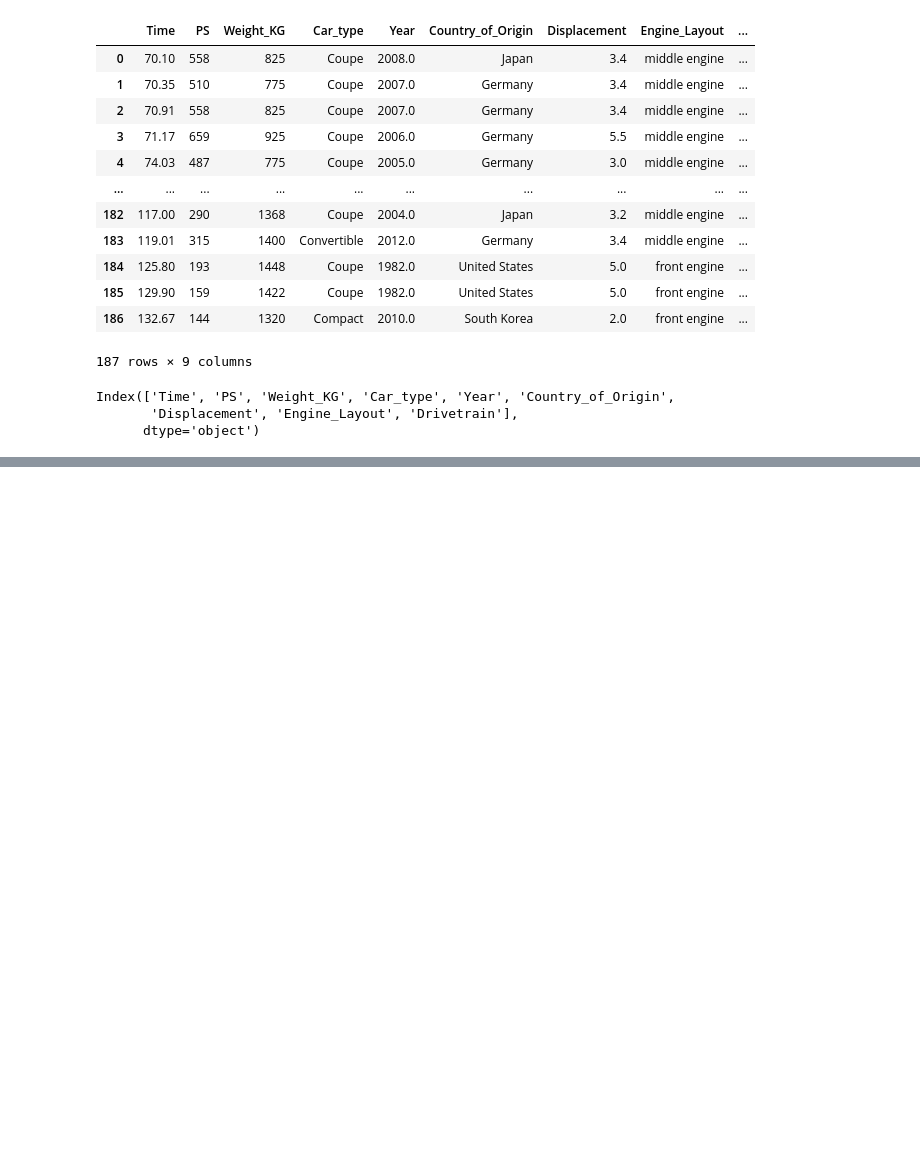
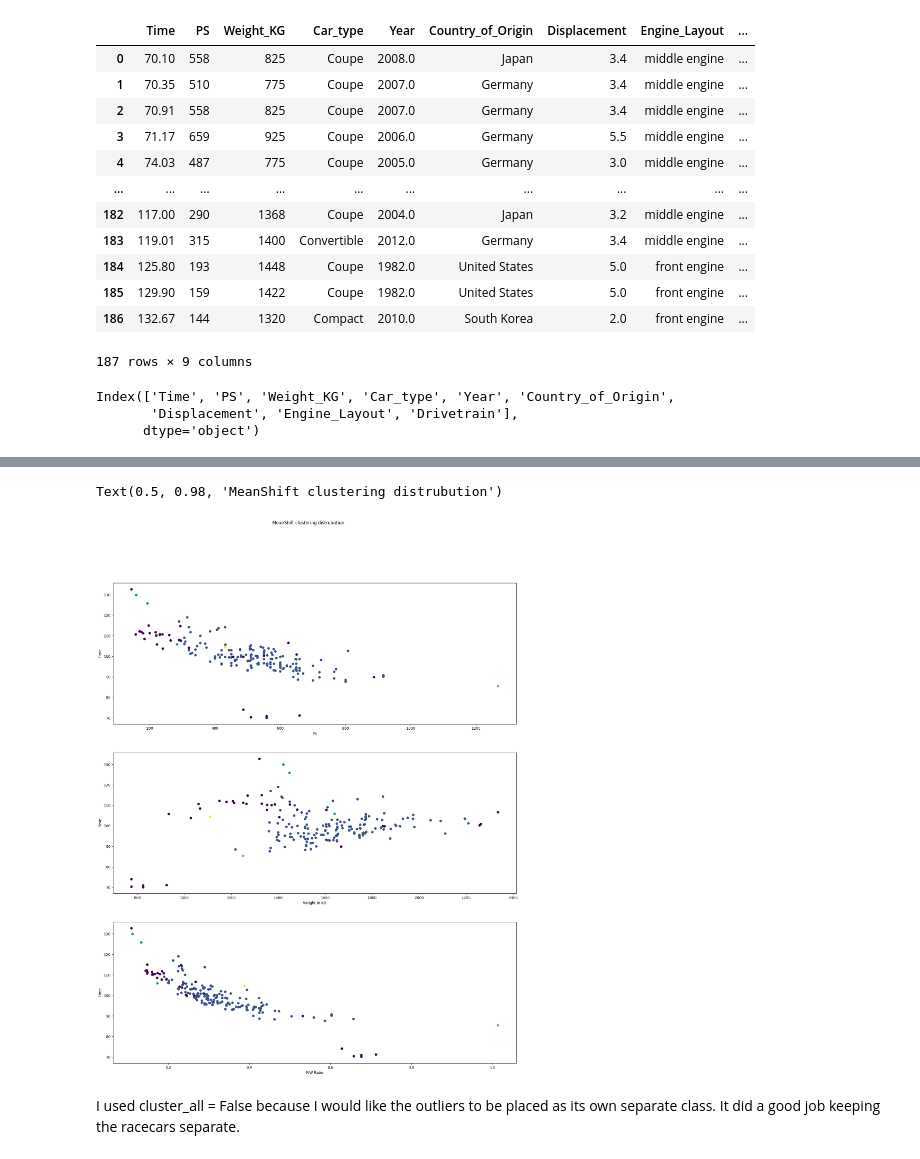
Before and after one commit to RJMNillo/LagunaSecaLapTimes, a Jupyter notebook: CreatingClusters.ipynb, the cells around one changed output, grey strips where cells are left out. Drawn from its saved outputs; the diff is of its cells as text; code cells hidden in the pictures; blank space fills up the shorter version.

```diff
--- a/CreatingClusters.ipynb
+++ b/CreatingClusters.ipynb
@@ -248,0 +246,10 @@ Text(0, 0.5, 'Time')
+# %%
+meanshift = MeanShift(bandwidth = bandy, max_iter = 1000, cluster_all = False)
+
+meanshiftresults = meanshift.fit_predict(dfx)
+
+meanshiftresults = pd.DataFrame(meanshiftresults, columns = ["Cluster"])
+
+dfms = df2.join(meanshiftresults)
+
+dfms
@@ -248,0 +270,21 @@ Text(0, 0.5, 'Time')
+# %%
+fig, (ax1, ax2, ax3) = plt.subplots(3,1,figsize = (20,24))
+# Ax1: Power
+ax1.scatter(x = dfms["PS"], y = dfms["Time"], c = dfms["Cluster"])
+ax1.set_xlabel("PS")
+ax1.set_ylabel("Time")
+# Ax2: Weight
+ax2.scatter(x = dfms["Weight_KG"], y = dfms["Time"], c = dfms["Cluster"])
+ax2.set_xlabel("Weight in KG")
+ax2.set_ylabel("Time")
+# Ax3: PWR to Weight ratio
+ax3.scatter(x = dfms["PS"]/dfms["Weight_KG"], y = dfms["Time"], c = dfms["Cluster"])
+ax3.set_xlabel("P/W Ratio")
+ax3.set_ylabel("Time")
+
+fig.suptitle("MeanShift clustering distrubution")
+# %% [output]
+Text(0.5, 0.98, 'MeanShift clustering distrubution')
+[figure, added]
+# %% [markdown]
+I used cluster_all = False because I would like the outliers to be placed as its own separate class. It did a good job keeping the racecars separate.
```
Also changed, not shown: parts of 19 cells of this notebook, 1 other file.
